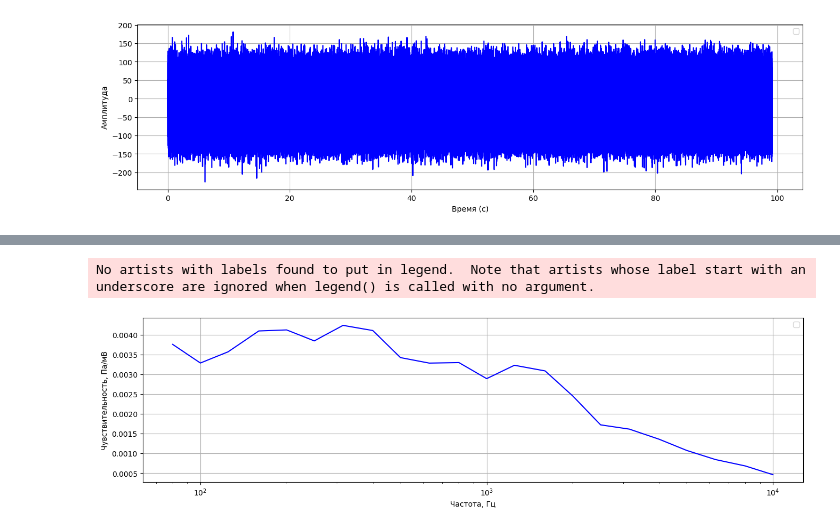
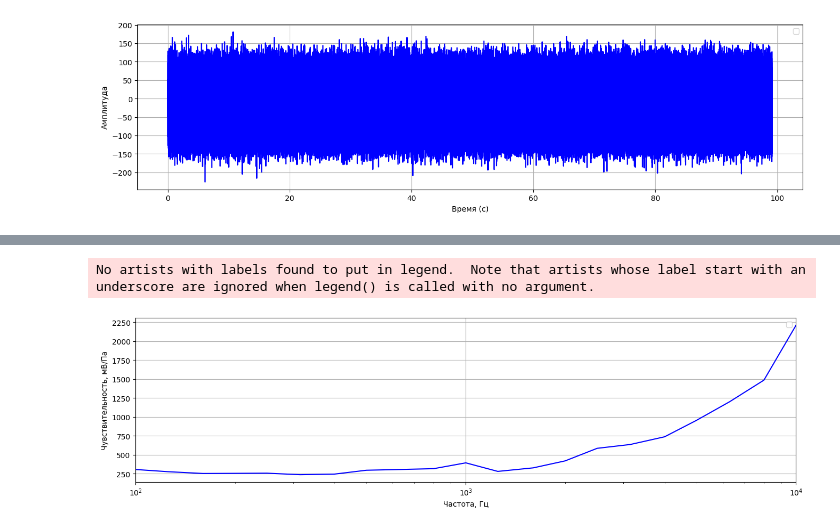
Before and after one commit to bdExplore/Scientific, a Jupyter notebook: Python/pgd_2209.ipynb, the cells around one changed output, grey strips where cells are left out. Drawn from its saved outputs; the diff is of its cells as text; code cells hidden in the pictures.

```diff
--- a/Python/pgd_2209.ipynb
+++ b/Python/pgd_2209.ipynb
@@ -113,7 +126,12 @@ No artists with labels found to put in legend.  Note that artists whose label st
 # %%
-data_2209_micr_calibr_1000Hz_filt = ifft((fft(data_2209_micr_calibr_1000Hz)))
-k_shum = 10**(2)
-k_t = RMS(data_2209_micr_calibr_1000Hz_filt) / k_shum
+# Находим коэффициент пересчета ручки усиления шумомера
+data_2209_micr_calibr_1000Hz_filt = ifft(fft(data_2209_micr_calibr_1000Hz))
+impl_dB = 40
+k_impl = 10**(impl_dB/20)
+data_2209_micr_calibr_1000Hz_filt = data_2209_micr_calibr_1000Hz_filt / k_impl
+data_2209_micr = data_2209_micr / k_impl
+
+k_t = RMS(data_2209_micr_calibr_1000Hz_filt)
 k = 1 / k_t
 k
 # %% [output]
@@ -121,3 +139,2 @@ k
 # %%
-data_2209_micr_pa = data_2209_micr / k_shum
-data_2209_micr_pa = data_2209_micr_pa * k
+data_2209_micr_pa = data_2209_micr * k
@@ -145,5 +182,9 @@ dB_level
 # %%
+# Находим коэффициент пересчета из относительных единиц в мВ
+
+# data_2209_gen_filt = ifft(filt_freq(fft(data_2209_gen), 995, 1005, fs))
 RMS_gen = RMS(data_2209_gen)
 mv_gen = 134
-rel_to_mv = mv_gen / RMS_gen
-data_2209_pgd_mv = data_2209_pgd * rel_to_mv
+k_to_mv = mv_gen / RMS_gen
+data_2209_pgd_mv = data_2209_pgd * k_to_mv
+k_to_mv
@@ -150,4 +218,6 @@ data_2209_pgd_mv = data_2209_pgd * rel_to_mv
 # %%
+# Задаем 2 массива RMS по октавным фильтрам для рассчета коэффициента чувствительности в мВ/Па
+
 amplitudes_microphone = []
 for f1, f2 in zip(lower_bounds, upper_bounds):
     data_1_filt = ifft(filt_freq(fft(data_2209_micr_pa), f1, f2, fs))
@@ -160,7 +230,6 @@ for f1, f2 in zip(lower_bounds, upper_bounds):
     amp = RMS(data_2_filt)
     amplitudes_PGD.append(amp)
 
-
 amplitudes_microphone = np.array(amplitudes_microphone)
 amplitudes_PGD = np.array(amplitudes_PGD)
-calibration_coef = amplitudes_microphone / amplitudes_PGD
+calibration_coef = amplitudes_PGD / amplitudes_microphone
@@ -167,14 +258,15 @@ calibration_coef = amplitudes_microphone / amplitudes_PGD
 # %%
+dB_level_calibr = 20 * np.log10(calibration_coef / 2e-5)
 
 plt.figure(figsize=(16,4))
 plt.plot((center_freqs),calibration_coef, color='blue')
 plt.legend()
 plt.xlabel("Частота, Гц")
-plt.ylabel("Чувствительность, Па/мВ")
+plt.ylabel("Чувствительность, мВ/Па")
 plt.grid(True)
 plt.xscale('log')
-# plt.xlim(0, 100)
+plt.xlim(100, 10001)
 plt.show()
 # %% [output]
 No artists with labels found to put in legend.  Note that artists whose label start with an underscore are ignored when legend() is called with no argument.
-[figure, old version]
+[figure, new version]
```
Also changed, not shown: parts of 21 cells of this notebook, 4 other files.
